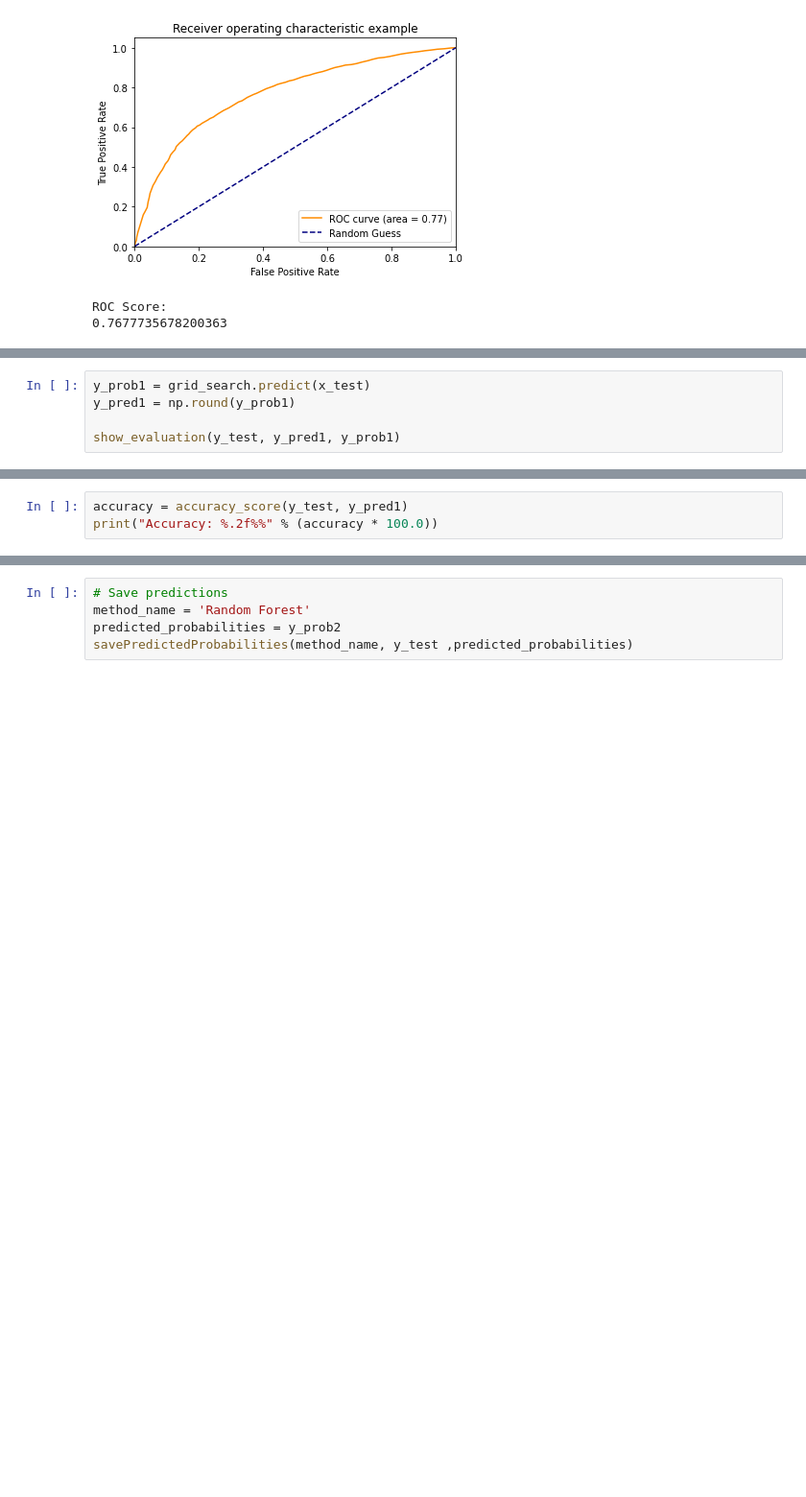
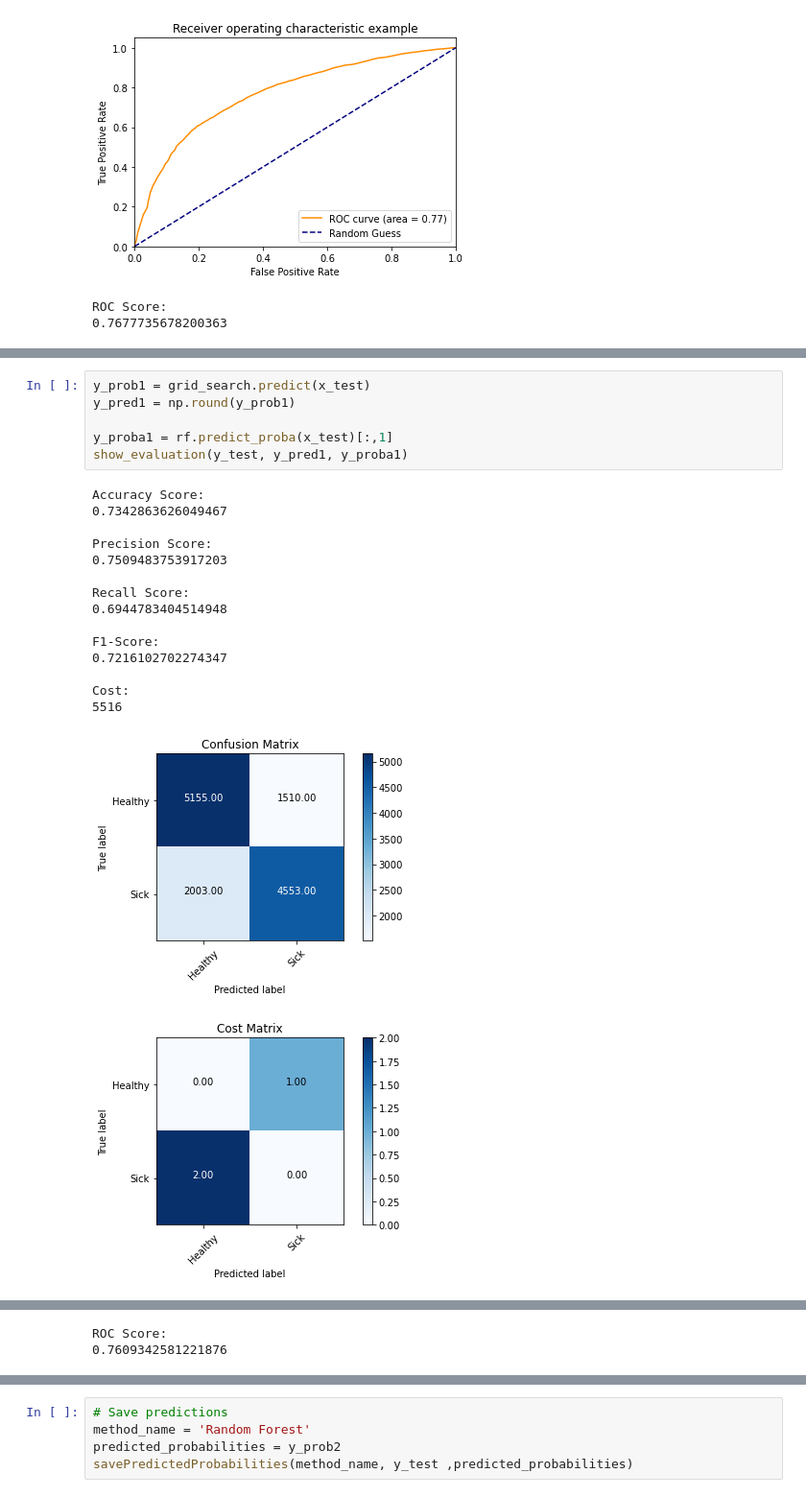
Before and after one commit to LJ171/CardioDiseaseClassification, a Jupyter notebook: 02_data_mining/random_forest.ipynb, the cells around one changed output, grey strips where cells are left out. Shown at 96% size. Saved outputs shown, nothing was run; the diff lists cells and outputs as text; blank space fills up the shorter version.

```diff
--- a/02_data_mining/random_forest.ipynb
+++ b/02_data_mining/random_forest.ipynb
@@ -132,5 +128,23 @@ KeyboardInterrupt:
 # %%
 y_prob1 = grid_search.predict(x_test)
 y_pred1 = np.round(y_prob1)
 
-show_evaluation(y_test, y_pred1, y_prob1)
+y_proba1 = rf.predict_proba(x_test)[:,1]
+show_evaluation(y_test, y_pred1, y_proba1)
+# %% [output]
+Accuracy Score:
+0.7342863626049467
+
+Precision Score:
+0.7509483753917203
+
+Recall Score:
+0.6944783404514948
+
+F1-Score:
+0.7216102702274347
+
+Cost:
+5516
+[figure, added]
+[figure, added]
@@ -137,6 +152,5 @@ show_evaluation(y_test, y_pred1, y_prob1)
+ROC Score:
+0.7609342581221876
-# %%
-accuracy = accuracy_score(y_test, y_pred1)
-print("Accuracy: %.2f%%" % (accuracy * 100.0))
 # %%
  # Creating an standardscaler object
 std_slc = StandardScaler()
```
Also changed, not shown: parts of 8 cells of this notebook.
